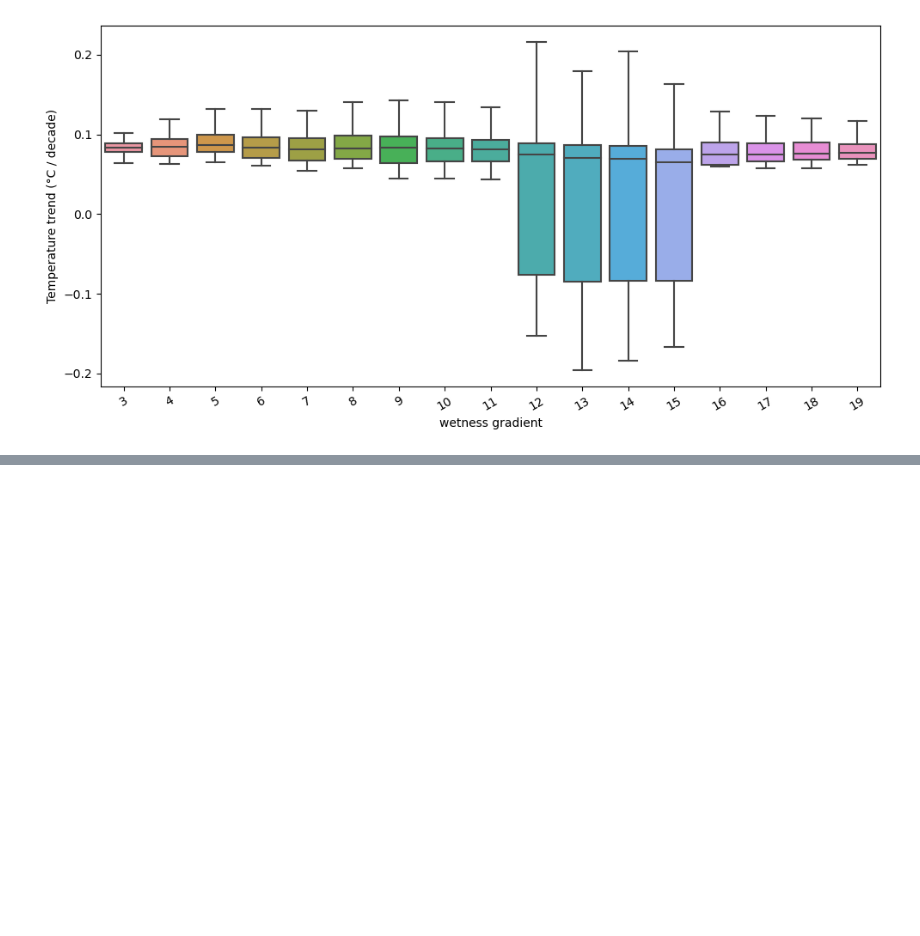
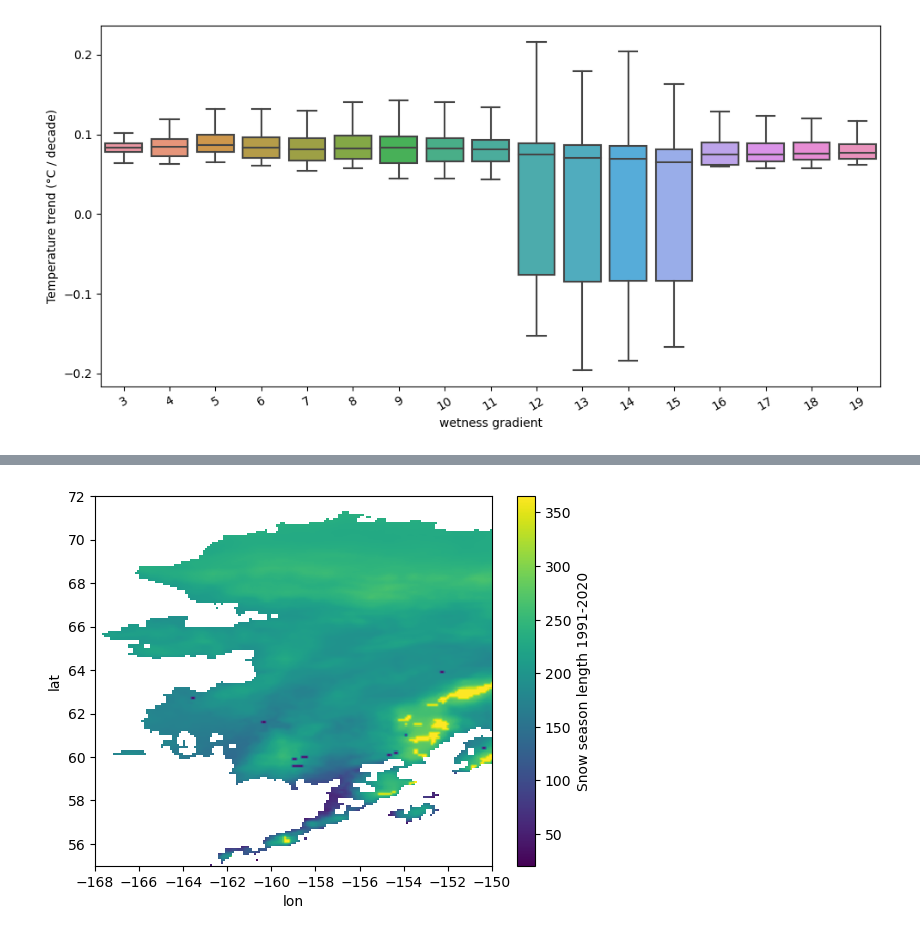
Before and after one commit to soniajdupuis/PhD_analysis, a Jupyter notebook: Paper_3_Analysis/box_plots.ipynb, the cells around one changed output, grey strips where cells are left out. Saved outputs shown, nothing was run; the diff lists cells and outputs as text; code cells hidden in the pictures; blank space fills up the shorter version.

```diff
--- a/Paper_3_Analysis/box_plots.ipynb
+++ b/Paper_3_Analysis/box_plots.ipynb
@@ -291,0 +372,4 @@ snow_cover_mean.plot();
+# %%
+ssl_interp.plot();
+# %% [output]
+[figure, added]
```
Also changed, not shown: parts of 19 cells of this notebook, 7 other files.
